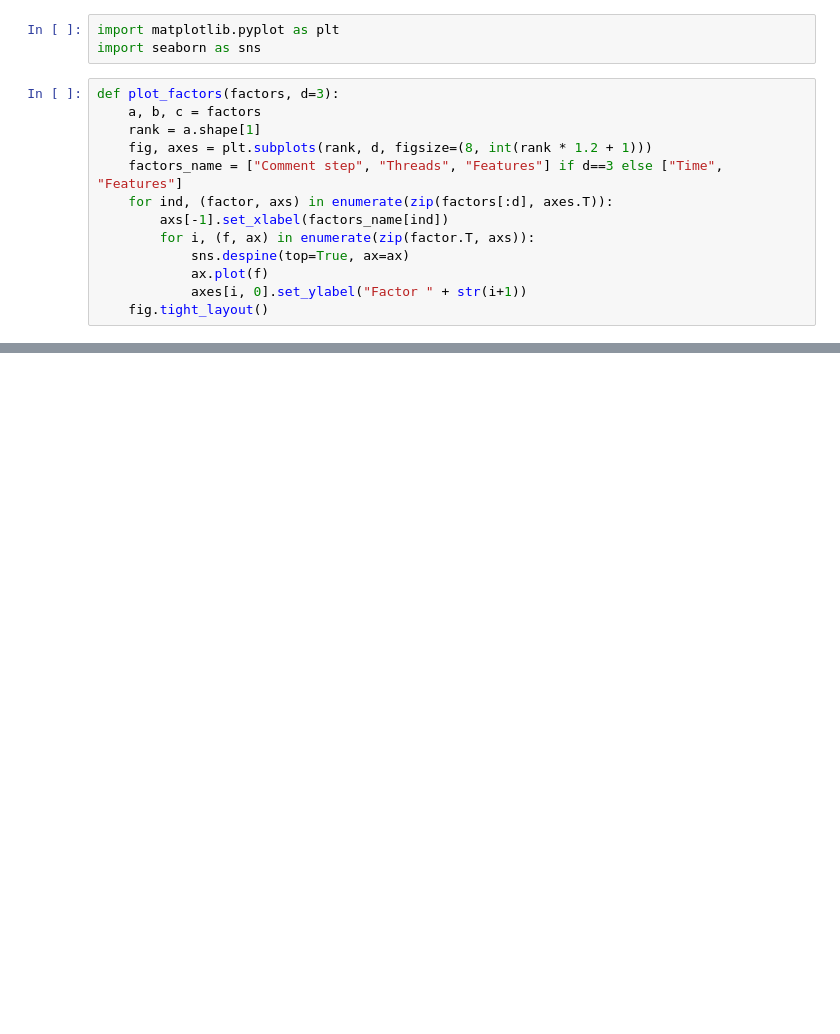
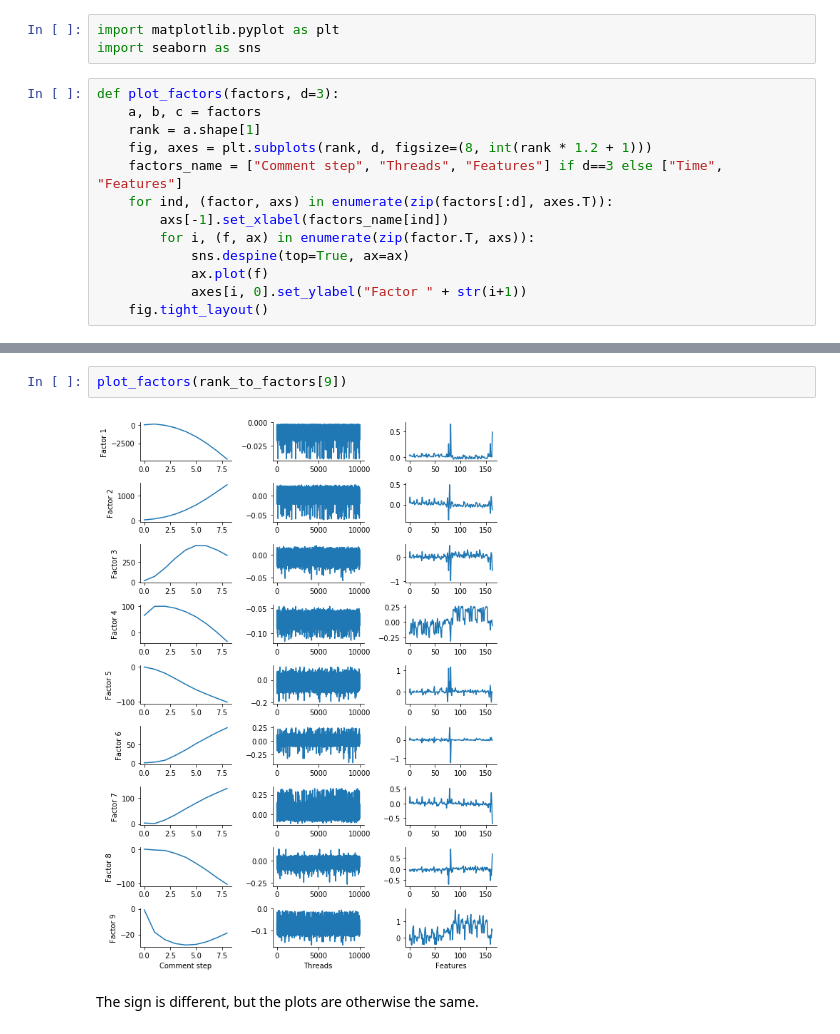
Before and after one commit to rgangela99/Cornell-Conversational-Analysis-Toolkit, a Jupyter notebook: convokit/tensors/demo/tensor_factors_plotting.ipynb, the cells around one changed output, grey strips where cells are left out. Drawn from its saved outputs; the diff is of its cells as text; blank space fills up the shorter version.

```diff
--- a/convokit/tensors/demo/tensor_factors_plotting.ipynb
+++ b/convokit/tensors/demo/tensor_factors_plotting.ipynb
@@ -71,0 +66,6 @@ plot_factors(rank_to_factors[2])
+# %%
+plot_factors(rank_to_factors[9])
+# %% [output]
+[figure, added]
+# %% [markdown]
+The sign is different, but the plots are otherwise the same.
```
Also changed, not shown: parts of 10 cells of this notebook, 2 other files.
